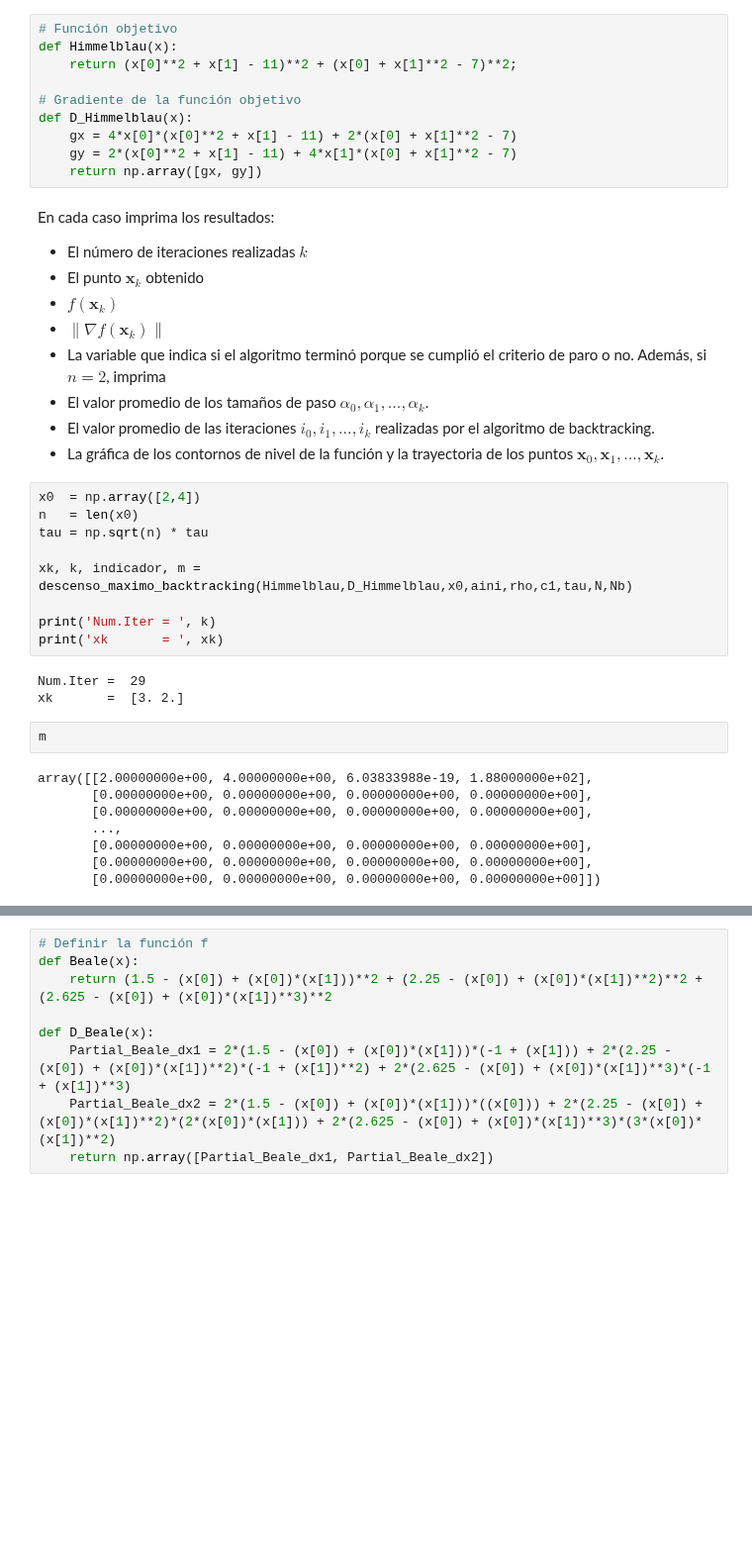
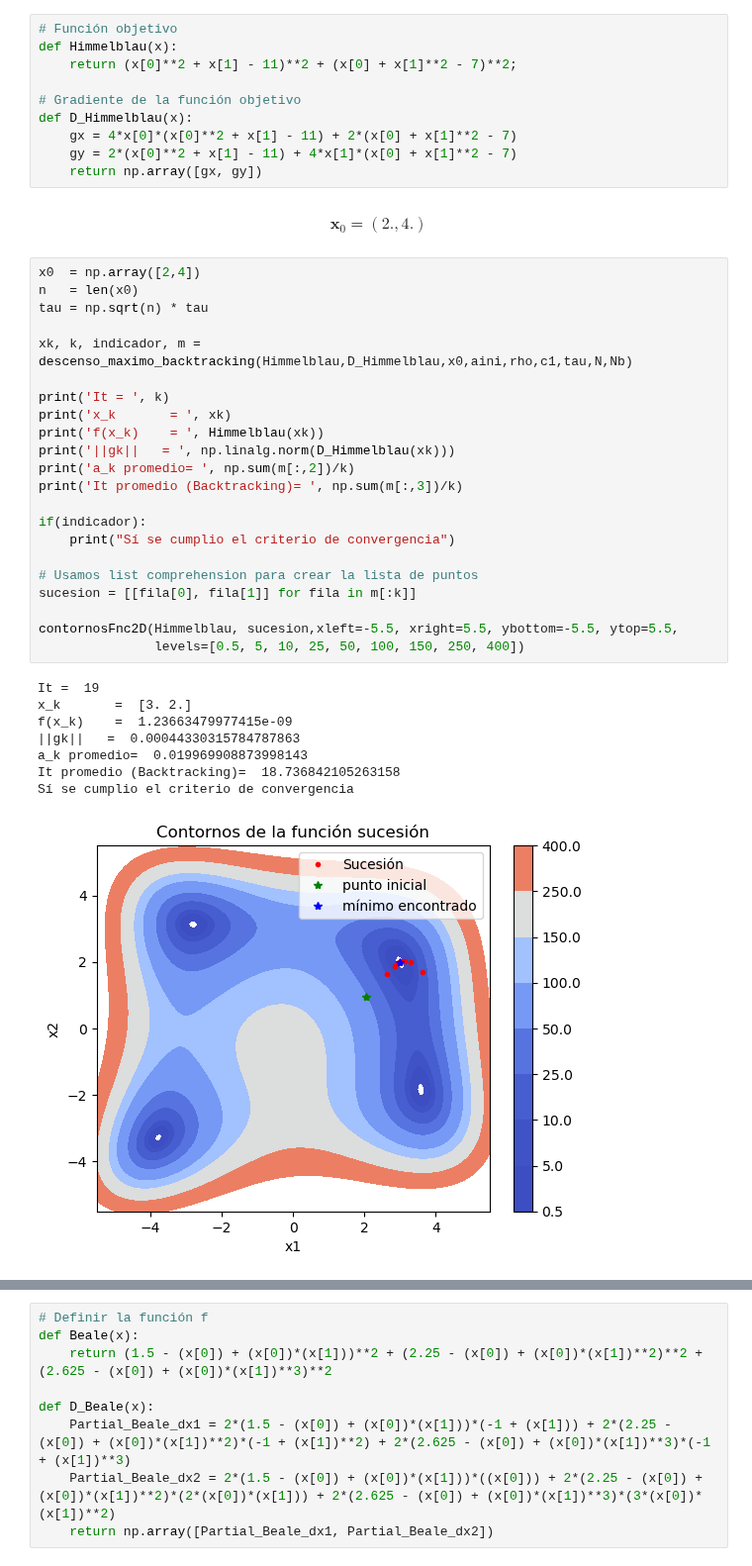
Before and after one commit to LaMaga98/cimat2023-1, a Jupyter notebook: optimizacion/03_tarea_optimizacion/opti_T3_YSGG.ipynb, the cells around one changed output, grey strips where cells are left out. Shown at 99% size. Cells and saved outputs as stored; diff of their text form; blank space fills up the shorter version.

```diff
--- a/optimizacion/03_tarea_optimizacion/opti_T3_YSGG.ipynb
+++ b/optimizacion/03_tarea_optimizacion/opti_T3_YSGG.ipynb
@@ -173,37 +180,36 @@ def D_Himmelblau(x):
     gx = 4*x[0]*(x[0]**2 + x[1] - 11) + 2*(x[0] + x[1]**2 - 7)
     gy = 2*(x[0]**2 + x[1] - 11) + 4*x[1]*(x[0] + x[1]**2 - 7)
     return np.array([gx, gy])
-# %% [markdown]
-En cada caso imprima los resultados:
-- El número de iteraciones realizadas $k$
-- El punto $\mathbf{x}_k$ obtenido
-- $f(\mathbf{x}_k)$
-- $\|\nabla f(\mathbf{x}_k)\|$
-- La variable que indica si el algoritmo terminó porque se cumplió el criterio de paro o no.
-Además, si $n=2$, imprima
-- El valor promedio de los tamaños de paso $\alpha_0, \alpha_1, ..., \alpha_k$.
-- El valor promedio de las iteraciones $i_0, i_1, ..., i_k$ realizadas por el algoritmo de backtracking.
-- La gráfica de los contornos de nivel de la función y la trayectoria
-  de los puntos $\mathbf{x}_0, \mathbf{x}_1, ..., \mathbf{x}_k$.
-# %%
-x0  = np.array([2,4])
-n   = len(x0)
-tau = np.sqrt(n) * tau
-
-xk, k, indicador, m = descenso_maximo_backtracking(Himmelblau,D_Himmelblau,x0,aini,rho,c1,tau,N,Nb)
-
-print('Num.Iter = ', k)
-print('xk       = ', xk)
-# %% [output]
-Num.Iter =  29
-xk       =  [3. 2.]
-# %%
-m
-# %% [output]
-array([[2.00000000e+00, 4.00000000e+00, 6.03833988e-19, 1.88000000e+02],
-       [0.00000000e+00, 0.00000000e+00, 0.00000000e+00, 0.00000000e+00],
-       [0.00000000e+00, 0.00000000e+00, 0.00000000e+00, 0.00000000e+00],
-       ...,
-       [0.00000000e+00, 0.00000000e+00, 0.00000000e+00, 0.00000000e+00],
-       [0.00000000e+00, 0.00000000e+00, 0.00000000e+00, 0.00000000e+00],
-       [0.00000000e+00, 0.00000000e+00, 0.00000000e+00, 0.00000000e+00]])
+# %% [markdown]
+$$ \mathbf{x}_0 = (2.,4.) $$
+# %%
+x0  = np.array([2,4])
+n   = len(x0)
+tau = np.sqrt(n) * tau
+
+xk, k, indicador, m = descenso_maximo_backtracking(Himmelblau,D_Himmelblau,x0,aini,rho,c1,tau,N,Nb)
+
+print('It = ', k)
+print('x_k       = ', xk)
+print('f(x_k)    = ', Himmelblau(xk))
+print('||gk||   = ', np.linalg.norm(D_Himmelblau(xk)))
+print('a_k promedio= ', np.sum(m[:,2])/k)
+print('It promedio (Backtracking)= ', np.sum(m[:,3])/k)
+
+if(indicador):
+    print("Sí se cumplio el criterio de convergencia")
+
+# Usamos list comprehension para crear la lista de puntos
+sucesion = [[fila[0], fila[1]] for fila in m[:k]]
+
+contornosFnc2D(Himmelblau, sucesion,xleft=-5.5, xright=5.5, ybottom=-5.5, ytop=5.5,
+               levels=[0.5, 5, 10, 25, 50, 100, 150, 250, 400])
+# %% [output]
+It =  19
+x_k       =  [3. 2.]
+f(x_k)    =  1.23663479977415e-09
+||gk||   =  0.00044330315784787863
+a_k promedio=  0.019969908873998143
+It promedio (Backtracking)=  18.736842105263158
+Sí se cumplio el criterio de convergencia
+[figure, added]
```
Also changed, not shown: parts of 21 cells of this notebook.
